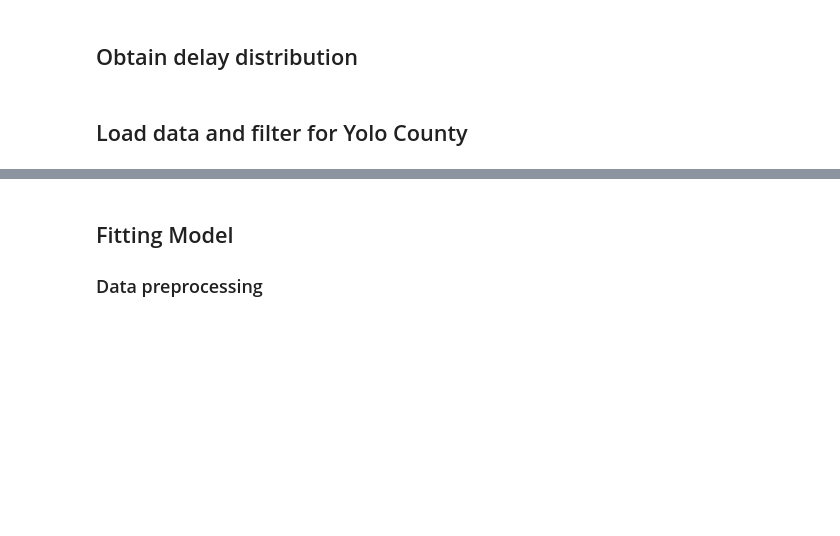
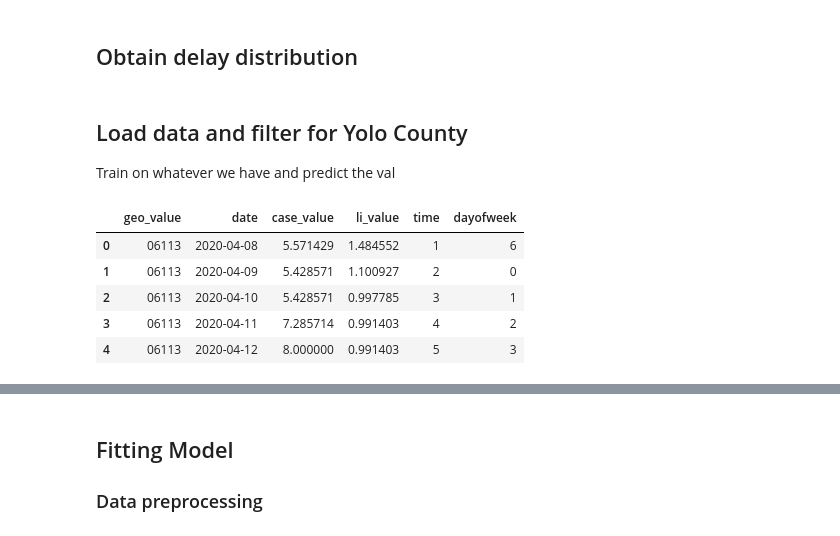
Before and after one commit to hdt-modeling/hdt-forecast, a Jupyter notebook: examples/Using ARLIC.ipynb, the cells around one changed output, grey strips where cells are left out. Drawn from its saved outputs; the diff is of its cells as text; code cells hidden in the pictures; blank space fills up the shorter version.

```diff
--- a/examples/Using ARLIC.ipynb
+++ b/examples/Using ARLIC.ipynb
@@ -30,6 +30,8 @@ florida_delays = florida_delays[florida_delays.gt(0) & florida_delays.lt(60)]
 delay_dist = Delay.get_delay_distribution(florida_delays)
 # %% [markdown]
 ## Load data and filter for Yolo County
+
+Train on whatever we have and predict the val
 # %%
 loader = ARLIC_feeder('./request_cache')
 
@@ -41,6 +44,15 @@ data = loader.get_data(case_source='indicator-combination',
                        end_date=datetime.date(2020, 12, 15),
                        level='county',
                        geo_values=['06113'])
+# %%
+data.head()
+# %% [output]
+|  | geo_value | date | case_value | li_value | time | dayofweek |
+| 0 | 06113 | 2020-04-08 | 5.571429 | 1.484552 | 1 | 6 |
+| 1 | 06113 | 2020-04-09 | 5.428571 | 1.100927 | 2 | 0 |
+| 2 | 06113 | 2020-04-10 | 5.428571 | 0.997785 | 3 | 1 |
+| 3 | 06113 | 2020-04-11 | 7.285714 | 0.991403 | 4 | 2 |
+| 4 | 06113 | 2020-04-12 | 8.000000 | 0.991403 | 5 | 3 |
 # %%
 data.tail()
 # %% [output]
```
Also changed, not shown: parts of 12 cells of this notebook, 2 other files.
